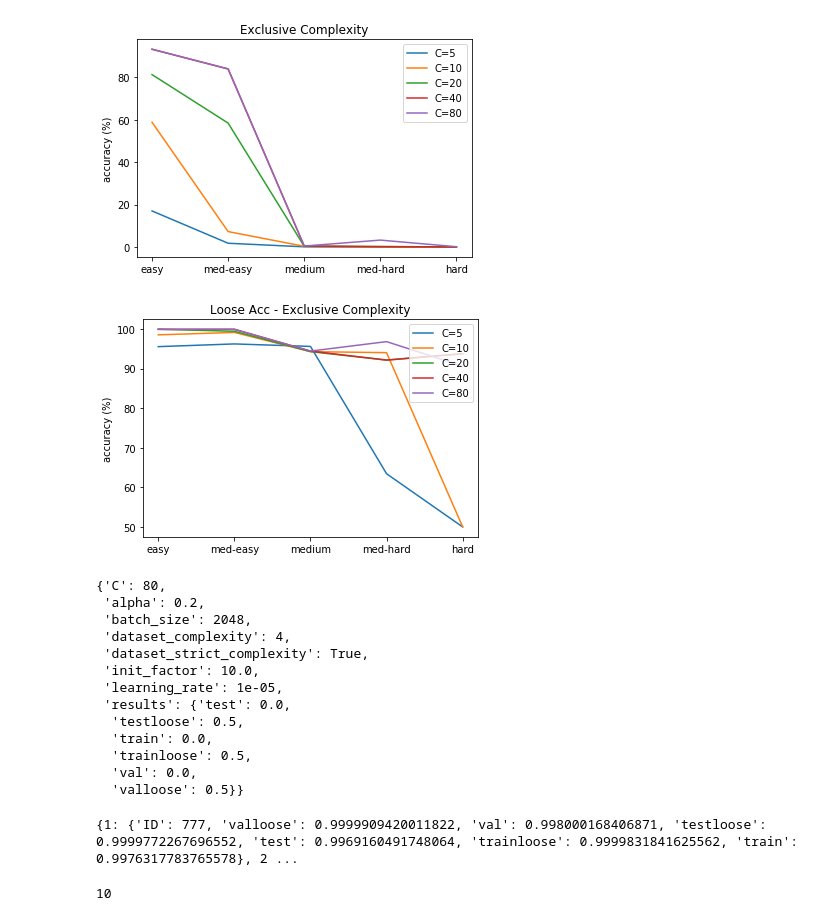
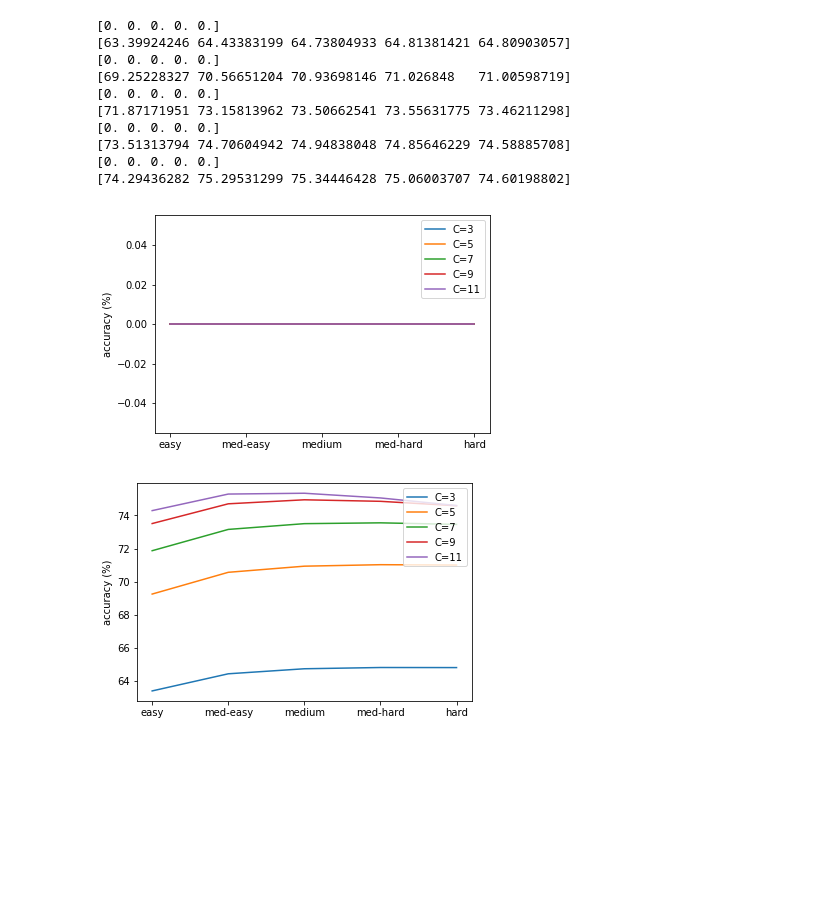
Before and after one commit to ssundaram21/symmetry, a Jupyter notebook: plot.ipynb, the cells around one changed output. Drawn from its saved outputs; the diff is of its cells as text; code cells hidden in the pictures; blank space fills up the shorter version.

Commit message:
Update Plot

```diff
--- a/plot.ipynb
+++ b/plot.ipynb
@@ -10,3 +11,4 @@ import matplotlib.pyplot as plt
 # %%
-output_path = '/om/user/xboix/share/insideness/'
+output_path = '/om/user/xboix/share/insideness2/'
 run_opt = experiments.get_experiments(output_path)[1:]
+len(run_opt)
@@ -46,12 +66,14 @@ for point_idx, data_point in enumerate(results_data):
 
     if not (data_point["results"] == "empty") and ("val" in data_point["results"]):
 
-            if max_val_acc[idx_strict, point_complextity] < data_point["results"]["val"]:
+            if max_val_acc[idx_strict, point_complextity] < data_point["results"]["valloose"]:
                 max_idx[idx_strict, point_complextity] = point_idx
-                max_val_acc[idx_strict, point_complextity] = data_point["results"]["val"]
+                max_val_acc[idx_strict, point_complextity] = data_point["results"]["valloose"]
 
     else:
         missing[idx_strict, point_complextity] += 1
+
+print(max_idx)
 
 max_train = np.zeros([2, 5])
 max_test = np.zeros([2, 5])
@@ -168,15 +192,16 @@ plot_results(batch_size[1,:], "batch_size - Mixed Complexity", 10)
 # %%
-max_val_acc = -np.ones([2, 5])
-max_idx = np.zeros([2, 5])
+
 missing = np.zeros([2, 5])
 
-C = [5, 10, 20, 40, 80]
-alpha = [0.05, 0.1, 0.2]
+C = [3,5,7,9,11]#[5, 10, 20, 40, 80]#
+alpha = [0.1, 0.2, 0.4, 0.6]
 init_factor = [1, 1e-1, 1e1]
 batch_size = [32, 256, 2048]
 learning_rate = [1e0, 1e-1, 1e-2, 1e-3, 1e-4, 1e-5]
 
 for c in C:
+    max_val_acc = np.zeros([2, 5])
+    max_idx = -np.ones([2, 5])
     for point_idx, data_point in enumerate(results_data):
 
         point_complextity = data_point["dataset_complexity"]
@@ -185,50 +210,44 @@ for c in C:
         #if (not ("val" in data_point["results"])):
         #    print(point_idx)
 
         if (data_point["C"] == c) and not (data_point["results"] == "empty") and ("val" in data_point["results"]):
 
-                if max_val_acc[idx_strict, point_complextity] < data_point["results"]["val"]:
+                if max_val_acc[idx_strict, point_complextity] < data_point["results"]["valloose"]:
                     max_idx[idx_strict, point_complextity] = point_idx
-                    max_val_acc[idx_strict, point_complextity] = data_point["results"]["val"]
+                    max_val_acc[idx_strict, point_complextity] = data_point["results"]["valloose"]
 
         else:
             missing[idx_strict, point_complextity] += 1
 
     max_train = np.zeros([2, 5])
     max_test = np.zeros([2, 5])
     max_train_loose = np.zeros([2, 5])
     max_test_loose = np.zeros([2, 5])
     for idx_strict, dataset_strict_complexity  in enumerate([True, False]):
         for dataset_complexity in range(5):
             max_train[idx_strict, dataset_complexity] = \
                 results_data[int(max_idx[idx_strict,dataset_complexity])]["results"]["train"]
             max_test[idx_strict, dataset_complexity] = \
                 results_data[int(max_idx[idx_strict,dataset_complexity])]["results"]["test"]
             max_train_loose[idx_strict, dataset_complexity] = \
                 results_data[int(max_idx[idx_strict,dataset_complexity])]["results"]["trainloose"]
             max_test_loose[idx_strict, dataset_complexity] = \
                 results_data[int(max_idx[idx_strict,dataset_complexity])]["results"]["testloose"]
 
     plot_results_train_test(100*max_train[0,:], "Exclusive Complexity", 1, "C="+str(c))
     #plot_results_train_test(100*max_train[1,:], "Mixed Complexity", 2, "C="+str(c))
     plot_results_train_test(100*max_train_loose[0,:], "Loose Acc - Exclusive Complexity", 3, "C="+str(c))
     #plot_results_train_test(100*max_train_loose[1,:], "Loose Acc - Mixed Complexity", 4, "C="+str(c))
 # %% [output]
+[0. 0. 0. 0. 0.]
+[63.39924246 64.43383199 64.73804933 64.81381421 64.80903057]
+[0. 0. 0. 0. 0.]
+[69.25228327 70.56651204 70.93698146 71.026848   71.00598719]
+[0. 0. 0. 0. 0.]
+[71.87171951 73.15813962 73.50662541 73.55631775 73.46211298]
+[0. 0. 0. 0. 0.]
+[73.51313794 74.70604942 74.94838048 74.85646229 74.58885708]
+[0. 0. 0. 0. 0.]
+[74.29436282 75.29531299 75.34446428 75.06003707 74.60198802]
-[figure, old version]
+[figure, new version]
-[figure, old version]
+[figure, new version]
-# %%
-data_point
-# %% [output]
-{'C': 80,
- 'alpha': 0.2,
- 'batch_size': 2048,
- 'dataset_complexity': 4,
- 'dataset_strict_complexity': True,
- 'init_factor': 10.0,
- 'learning_rate': 1e-05,
- 'results': {'test': 0.0,
-  'testloose': 0.5,
-  'train': 0.0,
-  'trainloose': 0.5,
-  'val': 0.0,
-  'valloose': 0.5}}
@@ -238,9 +253,0 @@ with open(output_path + 'selected_models.pkl', 'rb') as f:
-# %%
-k=2
-print(cross)
-# %% [output]
-{1: {'ID': 777, 'valloose': 0.9999909420011822, 'val': 0.998000168406871, 'testloose': 0.9999772267696552, 'test': 0.9969160491748064, 'trainloose': 0.9999831841625562, 'train': 0.9976317783765578}, 2 ...
-# %%
-cross['num_families']
-# %% [output]
-10
```
Also changed, not shown: parts of 16 cells of this notebook.
